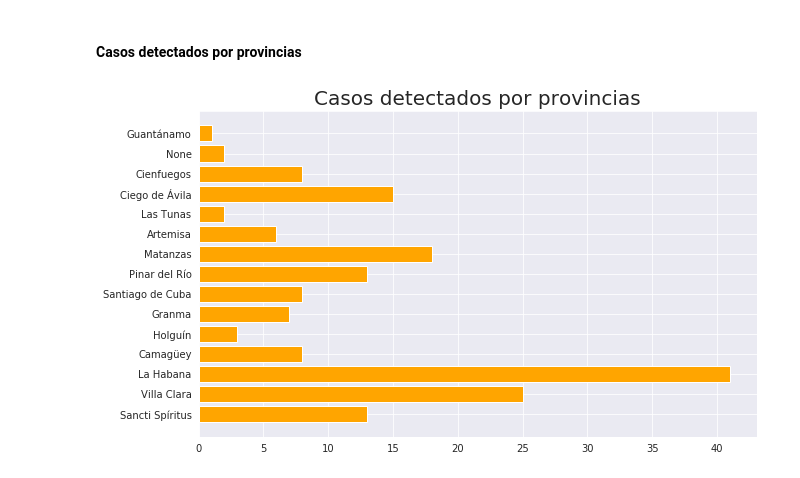
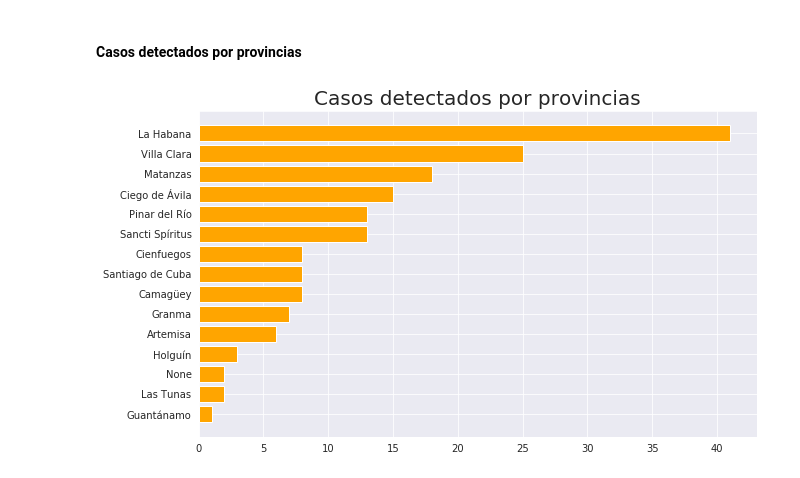
Before and after one commit to luiscib3r/COVID19-Cuba, a Jupyter notebook: covid19cubadata.ipynb, the cells around one changed output. Saved outputs shown, nothing was run; the diff lists cells and outputs as text; code cells hidden in the pictures.

Commit message:
Sort provinces chart

```diff
--- a/covid19cubadata.ipynb
+++ b/covid19cubadata.ipynb
@@ -327,11 +327,13 @@ for k in range(1, len(data['casos']['dias'].keys())+1):
             locations[caso['provincia_detección']] += 1
     except:
         pass
+
+locations = sorted(dict(locations).items(), key=lambda kv: kv[1])
 # %%
 # Casos detectados por provincias
 plt.figure(figsize=(10, 6))
-plt.barh([str(l) for l in locations], [locations[l] for l in locations], color='orange')
+plt.barh([str(l[0]) for l in locations], [l[1] for l in locations], color='orange')
 plt.title('Casos detectados por provincias',fontsize = 20)
 plt.show()
 # %% [output]
-[figure, old version]
+[figure, new version]
```
